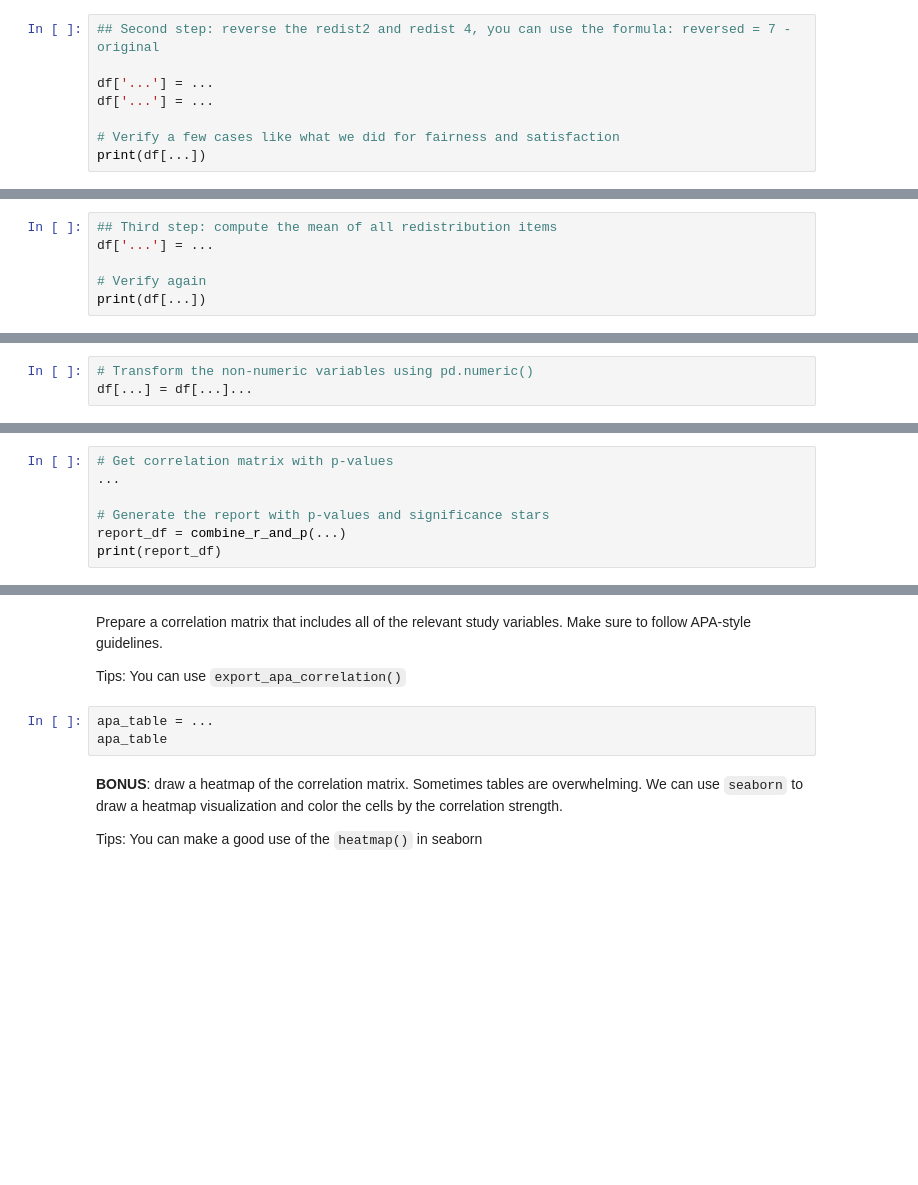
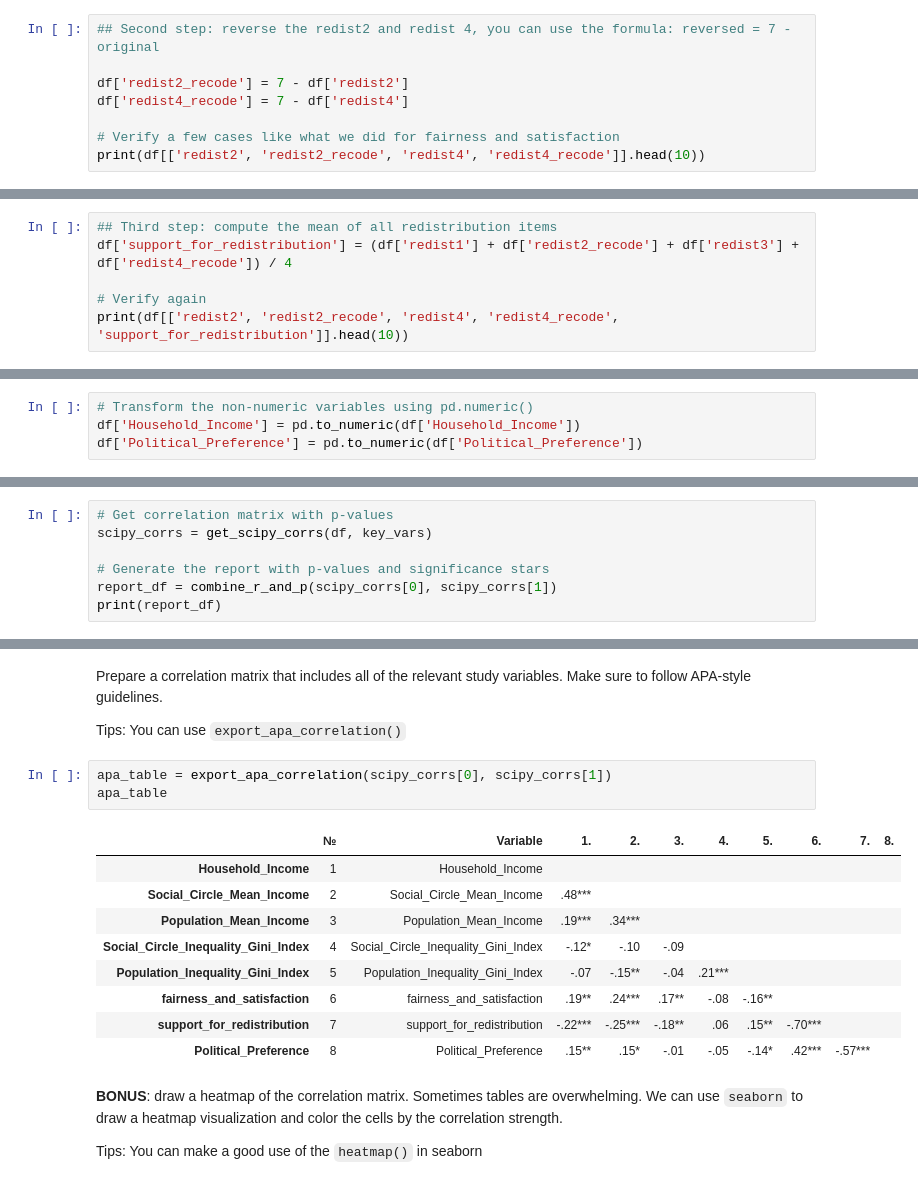
Before and after one commit to norahharper/SI313, a Jupyter notebook: 1-28-26 HW/correlation_template.ipynb, the cells around one changed output, grey strips where cells are left out. Saved outputs shown, nothing was run; the diff lists cells and outputs as text; blank space fills up the shorter version.

```diff
--- a/1-28-26 HW/correlation_template.ipynb
+++ b/1-28-26 HW/correlation_template.ipynb
@@ -213,8 +244,8 @@ KeyError: 'fairness_and_satisfaction'
 # %%
 ## Second step: reverse the redist2 and redist 4, you can use the formula: reversed = 7 - original
 
-df['...'] = ...
-df['...'] = ...
+df['redist2_recode'] = 7 - df['redist2']
+df['redist4_recode'] = 7 - df['redist4']
 
 # Verify a few cases like what we did for fairness and satisfaction
-print(df[...])
+print(df[['redist2', 'redist2_recode', 'redist4', 'redist4_recode']].head(10))
@@ -221,6 +264,6 @@ print(df[...])
 # %%
 ## Third step: compute the mean of all redistribution items
-df['...'] = ...
+df['support_for_redistribution'] = (df['redist1'] + df['redist2_recode'] + df['redist3'] + df['redist4_recode']) / 4
 
 # Verify again
-print(df[...])
+print(df[['redist2', 'redist2_recode', 'redist4', 'redist4_recode', 'support_for_redistribution']].head(10))
@@ -264,7 +363,8 @@ print(df[...]...) # Fill in the code
 Do you notice any variables that are not numeric? Try to transform them.
 # %%
 # Transform the non-numeric variables using pd.numeric()
-df[...] = df[...]...
+df['Household_Income'] = pd.to_numeric(df['Household_Income'])
+df['Political_Preference'] = pd.to_numeric(df['Political_Preference'])
 # %% [markdown]
 Then, create a correlation matrix and a heatmap
 # %%
@@ -288,8 +407,8 @@ To get p-values, you have to use a library specifically built for statistical te
 To create the correlation matrix and get p-values using `scipy`, you need to iterate through your column combinations. Here we are using the helper function `get_scipy_corrs(df, variables)`. **In your own project, you need write your own helper functions.**
 # %%
 # Get correlation matrix with p-values
-...
+scipy_corrs = get_scipy_corrs(df, key_vars)
 
 # Generate the report with p-values and significance stars
-report_df = combine_r_and_p(...)
+report_df = combine_r_and_p(scipy_corrs[0], scipy_corrs[1])
 print(report_df)
@@ -297,9 +434,19 @@ print(report_df)
 Prepare a correlation matrix that includes all of the relevant study variables. Make sure to follow APA-style guidelines.
 
 Tips: You can use `export_apa_correlation()`
-# %%
-apa_table = ...
-apa_table
+# %%
+apa_table = export_apa_correlation(scipy_corrs[0], scipy_corrs[1])
+apa_table
+# %% [output]
+|  | № | Variable | 1. | 2. | 3. | 4. | 5. | 6. | 7. | 8. |
+| Household_Income | 1 | Household_Income |  |  |  |  |  |  |  |  |
+| Social_Circle_Mean_Income | 2 | Social_Circle_Mean_Income | .48*** |  |  |  |  |  |  |  |
+| Population_Mean_Income | 3 | Population_Mean_Income | .19*** | .34*** |  |  |  |  |  |  |
+| Social_Circle_Inequality_Gini_Index | 4 | Social_Circle_Inequality_Gini_Index | -.12* | -.10 | -.09 |  |  |  |  |  |
+| Population_Inequality_Gini_Index | 5 | Population_Inequality_Gini_Index | -.07 | -.15** | -.04 | .21*** |  |  |  |  |
+| fairness_and_satisfaction | 6 | fairness_and_satisfaction | .19** | .24*** | .17** | -.08 | -.16** |  |  |  |
+| support_for_redistribution | 7 | support_for_redistribution | -.22*** | -.25*** | -.18** | .06 | .15** | -.70*** |  |  |
+| Political_Preference | 8 | Political_Preference | .15** | .15* | -.01 | -.05 | -.14* | .42*** | -.57*** |  |
 # %% [markdown]
 **BONUS**: draw a heatmap of the correlation matrix. Sometimes tables are overwhelming. We can use `seaborn` to draw a heatmap visualization and color the cells by the correlation strength.
 
```
Also changed, not shown: parts of 11 cells of this notebook.
